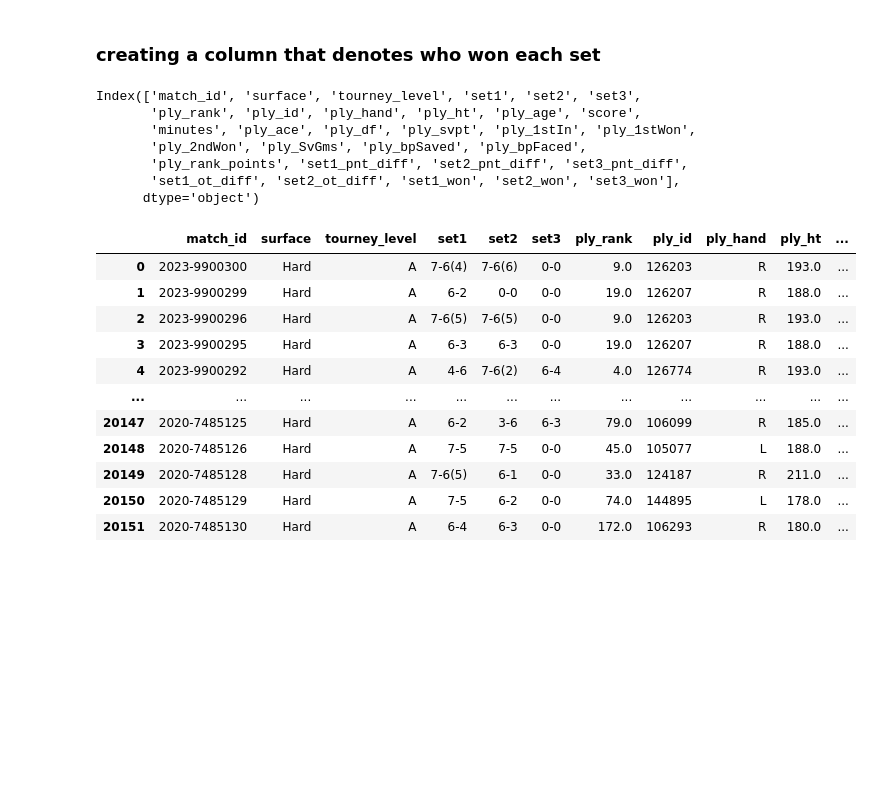
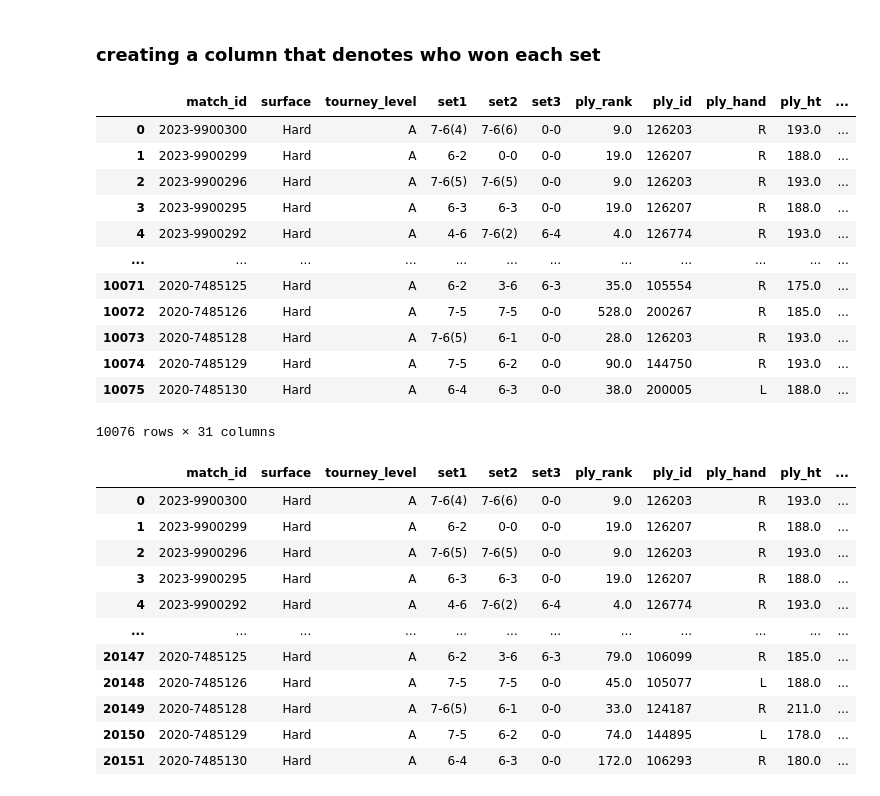
Before and after one commit to sshettyongit/ATP_dissertation, a Jupyter notebook: ML_atp.ipynb, the cells around one changed output. Saved outputs shown, nothing was run; the diff lists cells and outputs as text; code cells hidden in the pictures; blank space fills up the shorter version.

```diff
--- a/ML_atp.ipynb
+++ b/ML_atp.ipynb
@@ -330,15 +330,21 @@ set_winner(winner_stats)
 # %%
 set_winner(loser_stats)
 # %%
-winner_stats.columns
+winner_stats
 # %% [output]
+|  | match_id | surface | tourney_level | set1 | set2 | set3 | ply_rank | ply_id | ply_hand | ply_ht | ... |
+| 0 | 2023-9900300 | Hard | A | 7-6(4) | 7-6(6) | 0-0 | 9.0 | 126203 | R | 193.0 | ... |
+| 1 | 2023-9900299 | Hard | A | 6-2 | 0-0 | 0-0 | 19.0 | 126207 | R | 188.0 | ... |
+| 2 | 2023-9900296 | Hard | A | 7-6(5) | 7-6(5) | 0-0 | 9.0 | 126203 | R | 193.0 | ... |
+| 3 | 2023-9900295 | Hard | A | 6-3 | 6-3 | 0-0 | 19.0 | 126207 | R | 188.0 | ... |
+| 4 | 2023-9900292 | Hard | A | 4-6 | 7-6(2) | 6-4 | 4.0 | 126774 | R | 193.0 | ... |
+| ... | ... | ... | ... | ... | ... | ... | ... | ... | ... | ... | ... |
+| 10071 | 2020-7485125 | Hard | A | 6-2 | 3-6 | 6-3 | 35.0 | 105554 | R | 175.0 | ... |
+| 10072 | 2020-7485126 | Hard | A | 7-5 | 7-5 | 0-0 | 528.0 | 200267 | R | 185.0 | ... |
+| 10073 | 2020-7485128 | Hard | A | 7-6(5) | 6-1 | 0-0 | 28.0 | 126203 | R | 193.0 | ... |
+| 10074 | 2020-7485129 | Hard | A | 7-5 | 6-2 | 0-0 | 90.0 | 144750 | R | 193.0 | ... |
+| 10075 | 2020-7485130 | Hard | A | 6-4 | 6-3 | 0-0 | 38.0 | 200005 | L | 188.0 | ... |
-Index(['match_id', 'surface', 'tourney_level', 'set1', 'set2', 'set3',
-       'ply_rank', 'ply_id', 'ply_hand', 'ply_ht', 'ply_age', 'score',
-       'minutes', 'ply_ace', 'ply_df', 'ply_svpt', 'ply_1stIn', 'ply_1stWon',
-       'ply_2ndWon', 'ply_SvGms', 'ply_bpSaved', 'ply_bpFaced',
-       'ply_rank_points', 'set1_pnt_diff', 'set2_pnt_diff', 'set3_pnt_diff',
-       'set1_ot_diff', 'set2_ot_diff', 'set1_won', 'set2_won', 'set3_won'],
-      dtype='object')
+10076 rows × 31 columns
 # %%
 ply_stats = ps.concat([winner_stats,loser_stats], axis = 0 , ignore_index= True)
 ply_stats
```
Also changed, not shown: parts of 20 cells of this notebook, 4 other files.
